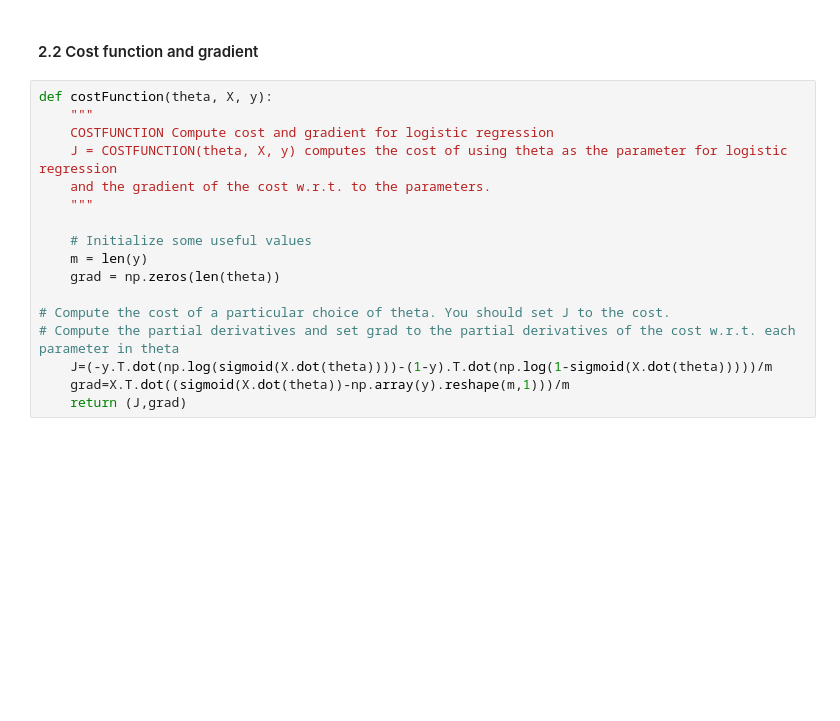
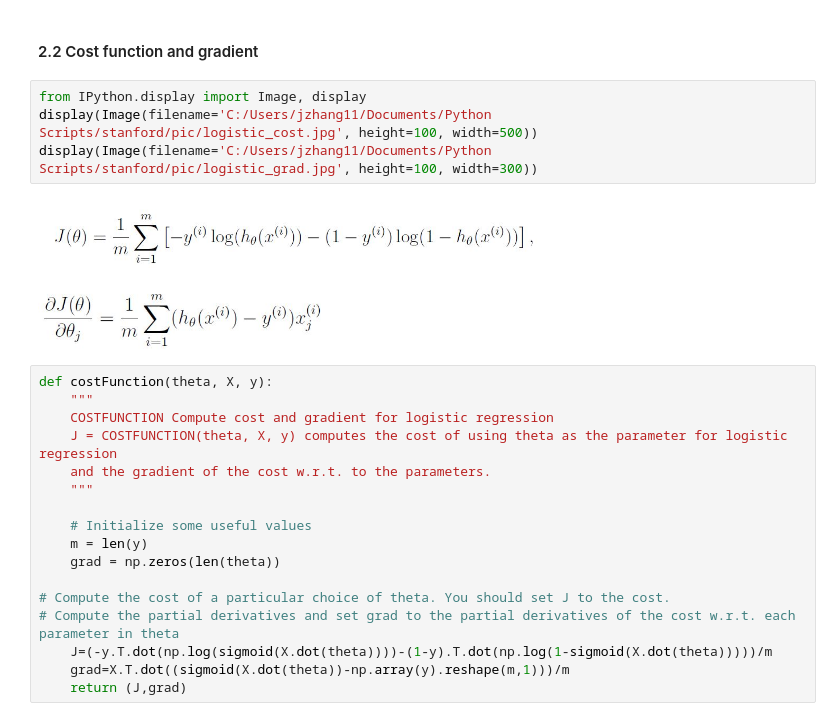
Before and after one commit to junyingzhang2018/machine-learning, a Jupyter notebook: logistic regression/logistic regression 1.ipynb, the cells around one changed output. Cells and saved outputs as stored; diff of their text form; blank space fills up the shorter version.

```diff
--- a/logistic regression/logistic regression 1.ipynb
+++ b/logistic regression/logistic regression 1.ipynb
@@ -68,5 +76,12 @@ print(sigmoid(np.zeros((5,5))))
 # %% [markdown]
 #### 2.2 Cost function and gradient
+# %%
+from IPython.display import Image, display
+display(Image(filename='C:/Users/jzhang11/Documents/Python Scripts/stanford/pic/logistic_cost.jpg', height=100, width=500))
+display(Image(filename='C:/Users/jzhang11/Documents/Python Scripts/stanford/pic/logistic_grad.jpg', height=100, width=300))
+# %% [output]
+[figure, added]
+[figure, added]
 # %%
 def costFunction(theta, X, y):
     """
```
Also changed, not shown: parts of 18 cells of this notebook, 36 other files.
